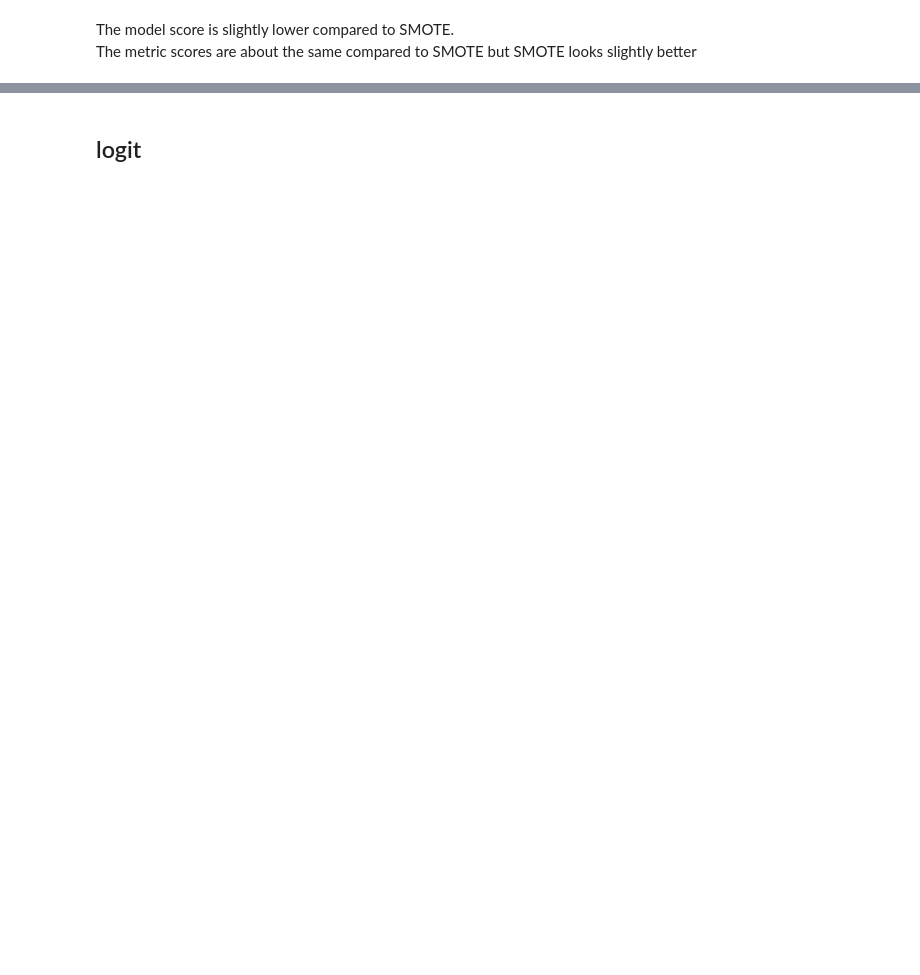
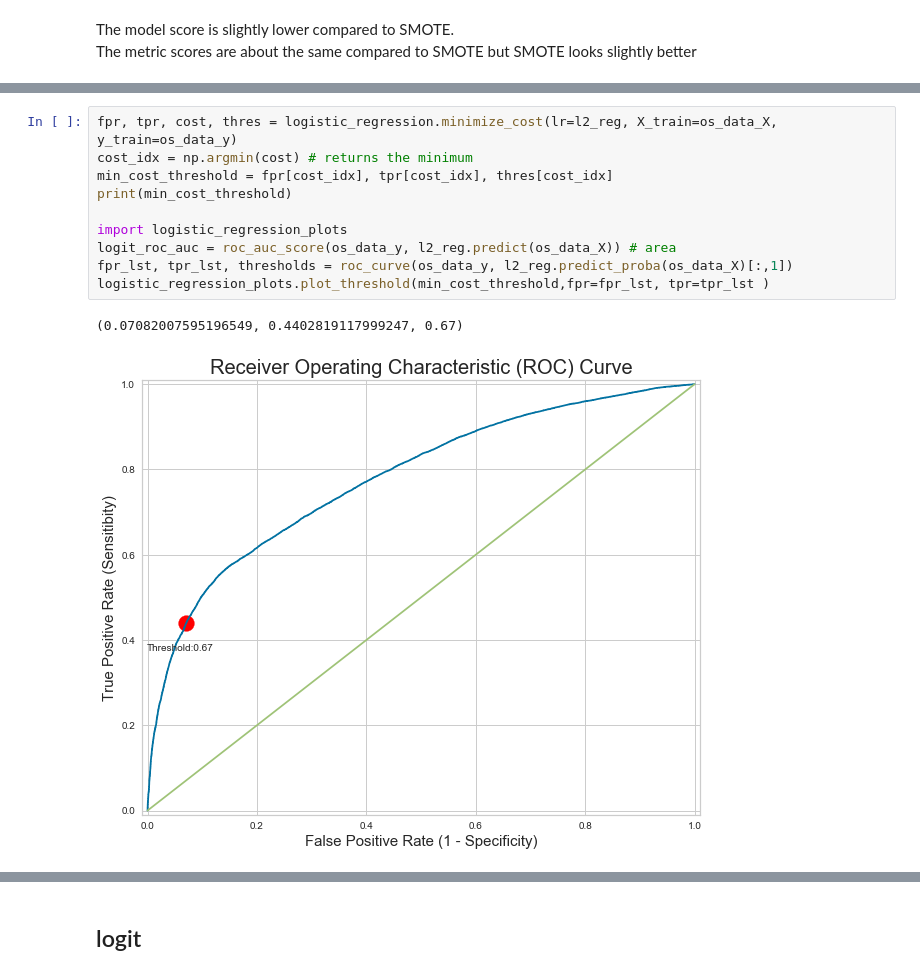
Before and after one commit to Lastew/successful-phone-campaign, a Jupyter notebook: 2. Imbalanced_Classes.ipynb, the cells around one changed output, grey strips where cells are left out. Cells and saved outputs as stored; diff of their text form; blank space fills up the shorter version.

```diff
--- a/2. Imbalanced_Classes.ipynb
+++ b/2. Imbalanced_Classes.ipynb
@@ -249,0 +381,13 @@ The metric scores are about the same compared to SMOTE but SMOTE looks slightly
+# %%
+fpr, tpr, cost, thres = logistic_regression.minimize_cost(lr=l2_reg, X_train=os_data_X, y_train=os_data_y)
+cost_idx = np.argmin(cost) # returns the minimum
+min_cost_threshold = fpr[cost_idx], tpr[cost_idx], thres[cost_idx]
+print(min_cost_threshold)
+
+import logistic_regression_plots
+logit_roc_auc = roc_auc_score(os_data_y, l2_reg.predict(os_data_X)) # area
+fpr_lst, tpr_lst, thresholds = roc_curve(os_data_y, l2_reg.predict_proba(os_data_X)[:,1])
+logistic_regression_plots.plot_threshold(min_cost_threshold,fpr=fpr_lst, tpr=tpr_lst )
+# %% [output]
+(0.07082007595196549, 0.4402819117999247, 0.67)
+[figure, added]
```
Also changed, not shown: parts of 59 cells of this notebook, 7 other files.
